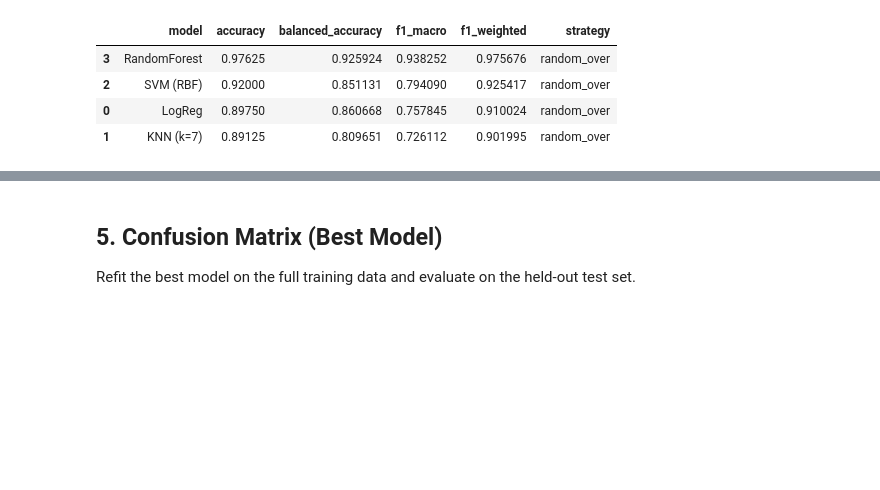
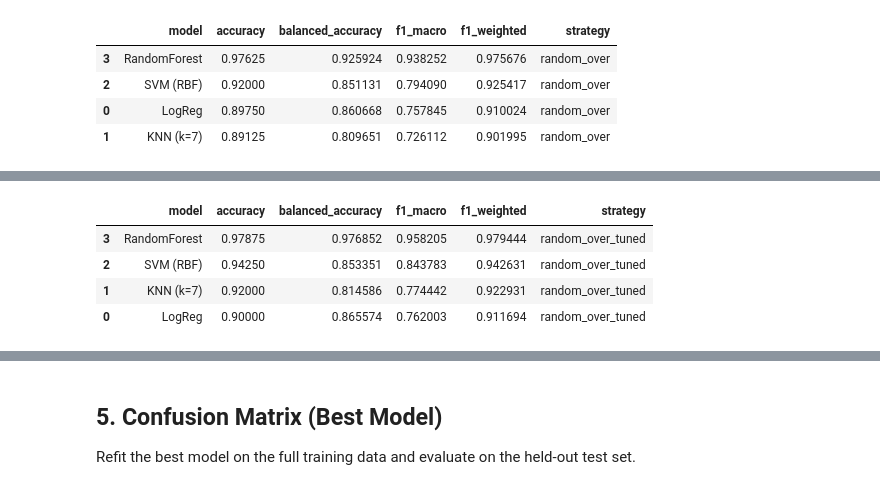
Before and after one commit to Abhay1Dhakl/diabetes-nyp-classification-clustering, a Jupyter notebook: notebooks/02_classification.ipynb, the cells around one changed output, grey strips where cells are left out. Drawn from its saved outputs; the diff is of its cells as text; code cells hidden in the pictures; blank space fills up the shorter version.

```diff
--- a/notebooks/02_classification.ipynb
+++ b/notebooks/02_classification.ipynb
@@ -452,0 +455,98 @@ display(ros_results_df)
+# %%
+
+# This cell runs tuning for oversampled pipelines and stores results in `ros_tuned_results_df` and `ros_tuned_models`.
+ros_tune_models = ros_models
+
+ros_tune_spaces = {
+    "LogReg": {
+        "type": "grid",
+        "params": {
+            "model__C": [0.1, 1.0, 10.0],
+        },
+    },
+    "KNN (k=7)": {
+        "type": "grid",
+        "params": {
+            "model__n_neighbors": [3, 5, 7, 9, 11],
+            "model__weights": ["uniform", "distance"],
+        },
+    },
+    "SVM (RBF)": {
+        "type": "random",
+        "params": {
+            "model__C": np.logspace(-2, 2, 8).tolist(),
+            "model__gamma": ["scale", "auto"],
+        },
+    },
+    "RandomForest": {
+        "type": "random",
+        "params": {
+            "model__n_estimators": [200, 300, 500],
+            "model__max_depth": [None, 5, 10, 20],
+            "model__min_samples_split": [2, 5, 10],
+            "model__min_samples_leaf": [1, 2, 4],
+            "model__max_features": ["sqrt", "log2"],
+        },
+    },
+}
+
+ros_tuned_models = {}
+ros_tuned_rows = []
+ros_tuning_details = []
+
+for name, model in ros_tune_models.items():
+    pipe = ImbPipeline(
+        steps=[
+            ("preprocess", preprocessor),
+            ("sampler", RandomOverSampler(random_state=RANDOM_STATE)),
+            ("model", model),
+        ]
+    )
+
+    space = ros_tune_spaces[name]
+    if space["type"] == "grid":
+        search = GridSearchCV(
+            pipe,
+            param_grid=space["params"],
+            cv=cv,
+            scoring="f1_macro",
+            n_jobs=-1,
+        )
+    else:
+        search = RandomizedSearchCV(
+            pipe,
+            param_distributions=space["params"],
+            n_iter=20,
+            cv=cv,
+            scoring="f1_macro",
+            random_state=RANDOM_STATE,
+            n_jobs=-1,
+        )
+
+    search.fit(X_train, y_train)
+
+    best_pipe = search.best_estimator_
+    ros_tuned_models[name] = best_pipe
+
+    metrics = cross_val_metrics(name, best_pipe, X_train, y_train, cv)
+    metrics["strategy"] = "random_over_tuned"
+    ros_tuned_rows.append(metrics)
+
+    ros_tuning_details.append({
+        "model": name,
+        "search_type": space["type"],
+        "best_score_f1_macro": search.best_score_,
+        "best_params": {k.replace("model__", "").replace("sampler__", "sampler_"): v for k, v in search.best_params_.items()},
+    })
+
+ros_tuned_results_df = pd.DataFrame(ros_tuned_rows).sort_values(
+    by=["f1_macro", "balanced_accuracy"], ascending=False
+)
+display(ros_tuned_results_df)
+display(pd.DataFrame(ros_tuning_details))
+# %% [output]
+|  | model | accuracy | balanced_accuracy | f1_macro | f1_weighted | strategy |
+| 3 | RandomForest | 0.97875 | 0.976852 | 0.958205 | 0.979444 | random_over_tuned |
+| 2 | SVM (RBF) | 0.94250 | 0.853351 | 0.843783 | 0.942631 | random_over_tuned |
+| 1 | KNN (k=7) | 0.92000 | 0.814586 | 0.774442 | 0.922931 | random_over_tuned |
+| 0 | LogReg | 0.90000 | 0.865574 | 0.762003 | 0.911694 | random_over_tuned |
```
Also changed, not shown: parts of 8 cells of this notebook.
